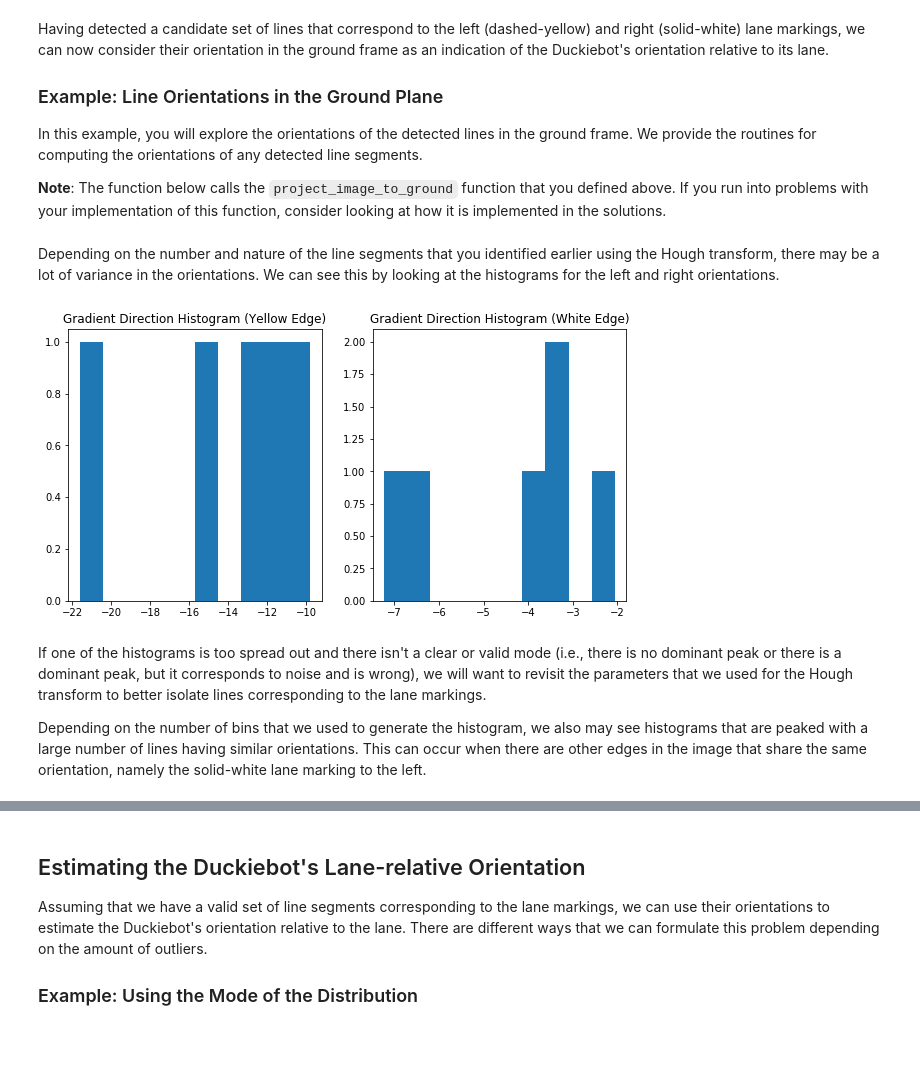
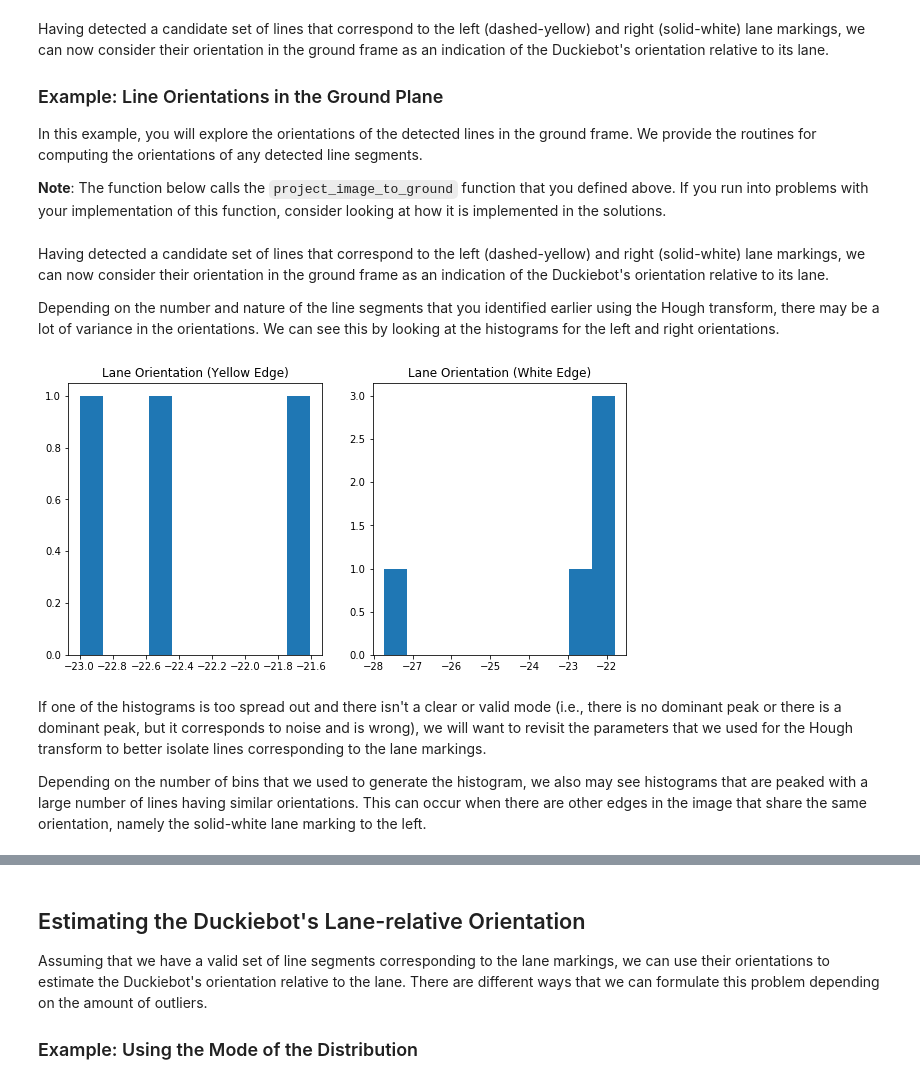
Before and after one commit to olivier-2018/dt-exercises, a Jupyter notebook: visual_lane_following/solution/01-Visual-Control/visual_lane_following_activity.ipynb, the cells around one changed output, grey strips where cells are left out. Saved outputs shown, nothing was run; the diff lists cells and outputs as text; code cells hidden in the pictures; blank space fills up the shorter version.

```diff
--- a/visual_lane_following/solution/01-Visual-Control/visual_lane_following_activity.ipynb
+++ b/visual_lane_following/solution/01-Visual-Control/visual_lane_following_activity.ipynb
@@ -135,7 +141,7 @@ Implement a mask that separates the ground plane from the horizon based on the h
 # %%
 # TODO: Implement mask
 
-xmax = 2
+xmax = 0.6
 X = np.array([xmax, 0.0, 1.0])
 x = Hinv.dot(X)
 x = x/x[-1]
@@ -286,15 +304,15 @@ In the following example, you will experiment with different parameter settings
 # %%
 # TODO: Experiment with the Hough transform parameters for the left and right lane markings
 hough_threshold_yellow = 30
-hough_min_line_length_yellow = 10
-hough_max_line_gap_yellow = 50
+hough_min_line_length_yellow = 25
+hough_max_line_gap_yellow = 25
 hough_rho_yellow = 1
 hough_theta_yellow = 1*np.pi/180
 
 # Parameters for white line detection
-hough_threshold_white = 50 #100
-hough_min_line_length_white = 2 #10
-hough_max_line_gap_white = 15
+hough_threshold_white = 75 #100
+hough_min_line_length_white = 10
+hough_max_line_gap_white = 5
 hough_rho_white = 1
 hough_theta_white = 1 * np.pi/180
 
@@ -320,13 +338,13 @@ lines_image_yellow = np.zeros_like(img)
 if lines_yellow is not None:
     for line in lines_yellow:
         [[x1, y1, x2, y2]] = line
-        cv2.line(lines_image_yellow, (x1, y1), (x2, y2), (255, 0, 0), 10)
+        cv2.line(lines_image_yellow, (x1, y1), (x2, y2), (255, 0, 0), 5)
 
 lines_image_white = np.zeros_like(img)
 if lines_white is not None:
     for line in lines_white:
         [[x1, y1, x2, y2]] = line
-        cv2.line(lines_image_white, (x1, y1), (x2, y2), (255, 0, 0), 10)
+        cv2.line(lines_image_white, (x1, y1), (x2, y2), (255, 0, 0), 5)
 
 
 # Visualize the resulting edges
@@ -334,9 +352,9 @@ fig = plt.figure(figsize = (20,20))
 ax1 = fig.add_subplot(1,2,1)
 ax1.imshow(cv2.cvtColor(image, cv2.COLOR_BGR2RGB))
 ax1.imshow(lines_image_yellow, cmap='jet', alpha=0.5)
-ax1.set_title('Yellow Lane Marking'), ax1.set_xticks([]), ax1.set_yticks([])
+ax1.set_title('Hough Transform Line Segments (Yellow)')#, ax1.set_xticks([]), ax1.set_yticks([])
 ax2 = fig.add_subplot(1,2,2)
 ax2.imshow(cv2.cvtColor(image, cv2.COLOR_BGR2RGB))
 ax2.imshow(lines_image_white, cmap='jet', alpha=0.5)
-ax2.set_title('White Lane Marking'), ax2.set_xticks([]), ax2.set_yticks([]);
+ax2.set_title('Hough Transform Line Segments (White)');#, ax2.set_xticks([]), ax2.set_yticks([]);
 # %% [output]
@@ -447,11 +466,12 @@ In this example, you will explore the orientations of the detected lines in the
 
 **Note**: The function below calls the `project_image_to_ground` function that you defined above. If you run into problems with your implementation of this function, consider looking at how it is implemented in the solutions.
 # %%
-def get_lane_marking_orientations(lines_yellow, lines_white):
+def get_lane_marking_orientations(H, lines_yellow, lines_white):
     """
         Computes the orientation of any detected lines in the ground frame
 
         Args:
+            H:              The 3x3 image-to-ground plane homography (numpy.ndarray)
             lines_yellow:   An n x 4 array of candidate lines for the left lane markings
                             Each row [x0, y0, x1, y1] specifies the line-segment coordinate
             lines_white:    An m x 4 array of candidate lines for the right lane markings
@@ -459,9 +479,9 @@ def get_lane_marking_orientations(lines_yellow, lines_white):
 
         Returns:
             theta_yellow:  An n-element array of the orientations of each candidate line
-                            for the left lane markings
+                           for the yellow lane markings
             theta_white    An n-element array of the orientations of each candidate line
-                           for the right lane markings
+                           for the white lane markings
     """
 
     thetas_yellow = np.array([])
@@ -484,10 +504,11 @@ def get_lane_marking_orientations(lines_yellow, lines_white):
             Y = np.take_along_axis(Y, ind, axis=0)
 
             theta = np.arctan2(Y[1]-Y[0], X[1]-X[0])
+
             thetas_yellow = np.append(thetas_yellow, theta)
 
     if lines_white is not None:
-        # Visualize the edges projeted on to the ground plane
+        # Visualize the edges projected on to the ground plane
         for line in lines_white:
             [[x1, y1, x2, y2]] = line
             xy1 = np.array([[x1, y1]]).transpose()
@@ -505,25 +526,30 @@ def get_lane_marking_orientations(lines_yellow, lines_white):
             Y = np.take_along_axis(Y, ind, axis=0)
 
             theta = np.arctan2(Y[1]-Y[0], X[1]-X[0])
+
             thetas_white = np.append(thetas_white, theta)
 
     return (thetas_yellow, thetas_white)
 
-(thetas_yellow, thetas_white) = get_lane_marking_orientations(lines_yellow, lines_white)
+(thetas_yellow, thetas_white) = get_lane_marking_orientations(H, lines_yellow, lines_white)
+thetas_yellow_valid_idx = np.nonzero(np.abs(np.abs(thetas_yellow) - np.pi/2) > np.deg2rad(10))
+thetas_white_valid_idx = np.nonzero(np.abs(np.abs(thetas_white) - np.pi/2) > np.deg2rad(10))
-# %% [markdown]
-Depending on the number and nature of the line segments that you identified earlier using the Hough transform, there may be a lot of variance in the orientations. We can see this by looking at the histograms for the left and right orientations.
+# %% [markdown]
+Having detected a candidate set of lines that correspond to the left (dashed-yellow) and right (solid-white) lane markings, we can now consider their orientation in the ground frame as an indication of the Duckiebot's orientation relative to its lane.
+
+Depending on the number and nature of the line segments that you identified earlier using the Hough transform, there may be a lot of variance in the orientations. We can see this by looking at the histograms for the left and right orientations.
 # %%
 # Now, let's apply the mask to our gradient directions
 fig = plt.figure(figsize = (10,5))
 ax1 = fig.add_subplot(1,2,1)
-ax1.hist(thetas_yellow*180/np.pi, bins=10)
-ax1.set_title('Gradient Direction Histogram (Yellow Edge)')
+ax1.hist(thetas_yellow[thetas_yellow_valid_idx]*180/np.pi, bins=10)
+ax1.set_title('Lane Orientation (Yellow Edge)')
 ax2 = fig.add_subplot(1,2,2)
-ax2.hist(thetas_white*180/np.pi, bins=10)
-ax2.set_title('Gradient Direction Histogram (White Edge)');
+ax2.hist(thetas_white[thetas_white_valid_idx]*180/np.pi, bins=10)
+ax2.set_title('Lane Orientation (White Edge)');
 # %% [output]
-[figure, old version]
+[figure, new version]
-# %% [markdown]
-If one of the histograms is too spread out and there isn't a clear or valid mode (i.e., there is no dominant peak or there is a dominant peak, but it corresponds to noise and is wrong), we will want to revisit the parameters that we used for the Hough transform to better isolate lines corresponding to the lane markings.
-
-Depending on the number of bins that we used to generate the histogram, we also may see histograms that are peaked with a large number of lines having similar orientations. This can occur when there are other edges in the image that share the same orientation, namely the solid-white lane marking to the left.
+# %% [markdown]
+If one of the histograms is too spread out and there isn't a clear or valid mode (i.e., there is no dominant peak or there is a dominant peak, but it corresponds to noise and is wrong), we will want to revisit the parameters that we used for the Hough transform to better isolate lines corresponding to the lane markings.
+
+Depending on the number of bins that we used to generate the histogram, we also may see histograms that are peaked with a large number of lines having similar orientations. This can occur when there are other edges in the image that share the same orientation, namely the solid-white lane marking to the left.
```
Also changed, not shown: parts of 22 cells of this notebook, 1 other file.
